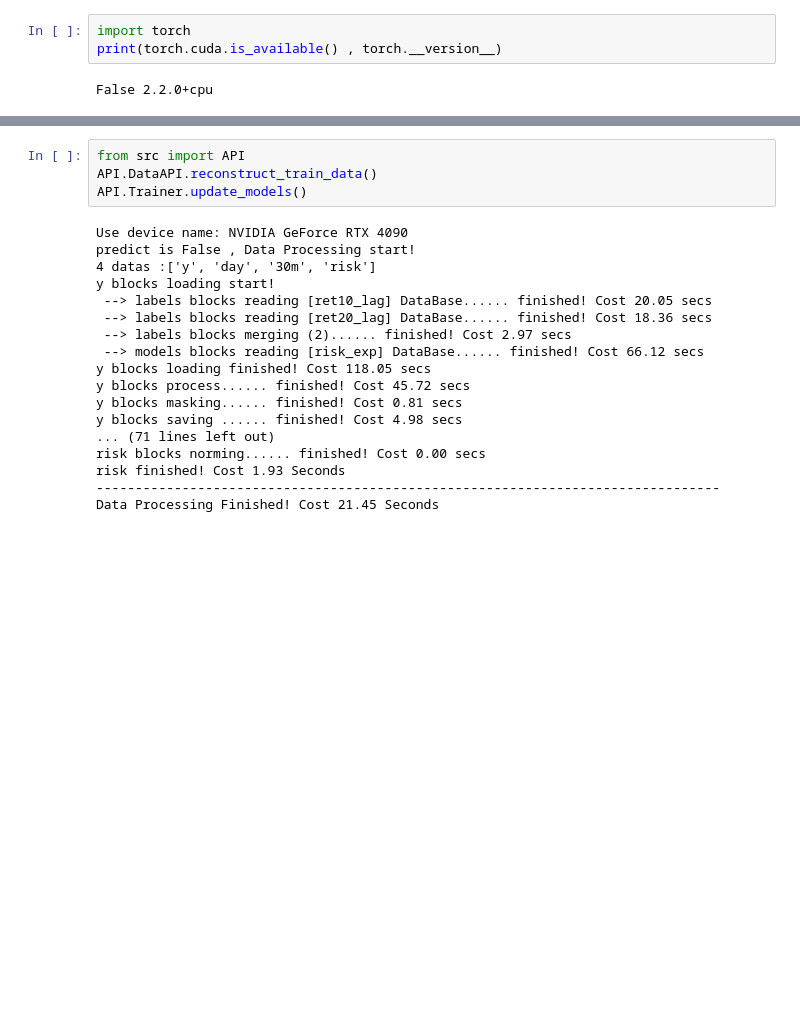
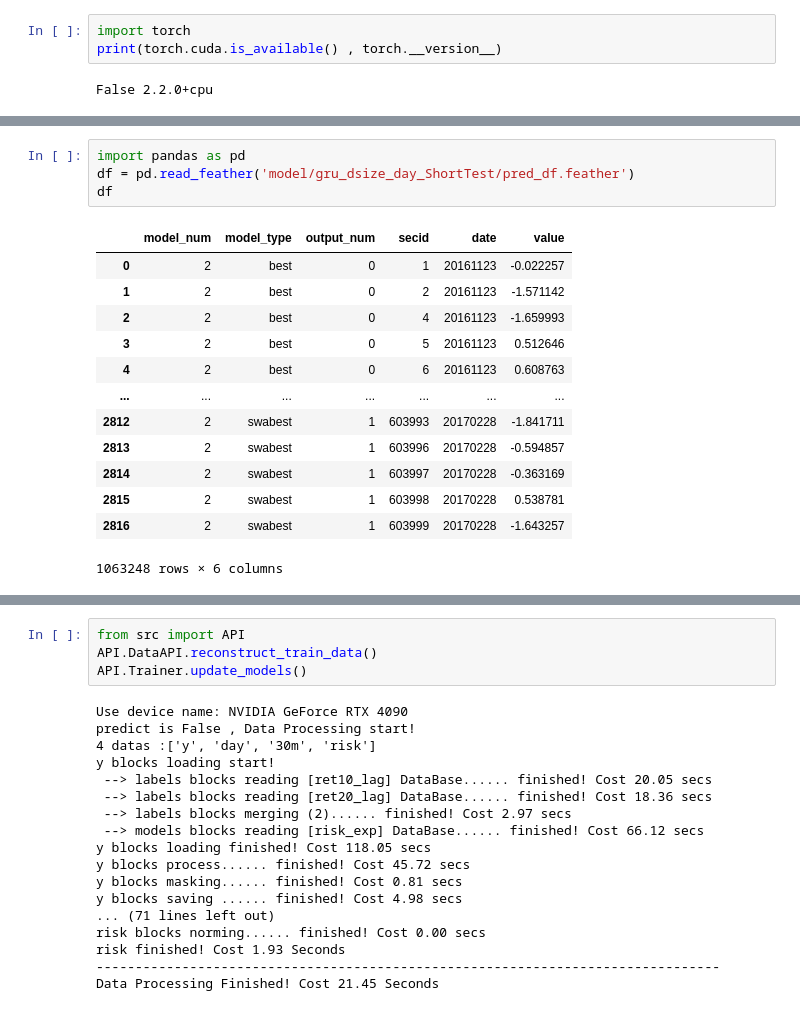
Before and after one commit to mengkjin/learndl, a Jupyter notebook: main_train.ipynb, the cells around one changed output, grey strips where cells are left out. Drawn from its saved outputs; the diff is of its cells as text; blank space fills up the shorter version.

```diff
--- a/main_train.ipynb
+++ b/main_train.ipynb
@@ -51,0 +262,18 @@ AnnIR        5.7026  5.7264  5.6878  6.4645  6.4259  6.4281  6.3051  6.3680  6.4
+# %%
+import pandas as pd
+df = pd.read_feather('model/gru_dsize_day_ShortTest/pred_df.feather')
+df
+# %% [output]
+|  | model_num | model_type | output_num | secid | date | value |
+| 0 | 2 | best | 0 | 1 | 20161123 | -0.022257 |
+| 1 | 2 | best | 0 | 2 | 20161123 | -1.571142 |
+| 2 | 2 | best | 0 | 4 | 20161123 | -1.659993 |
+| 3 | 2 | best | 0 | 5 | 20161123 | 0.512646 |
+| 4 | 2 | best | 0 | 6 | 20161123 | 0.608763 |
+| ... | ... | ... | ... | ... | ... | ... |
+| 2812 | 2 | swabest | 1 | 603993 | 20170228 | -1.841711 |
+| 2813 | 2 | swabest | 1 | 603996 | 20170228 | -0.594857 |
+| 2814 | 2 | swabest | 1 | 603997 | 20170228 | -0.363169 |
+| 2815 | 2 | swabest | 1 | 603998 | 20170228 | 0.538781 |
+| 2816 | 2 | swabest | 1 | 603999 | 20170228 | -1.643257 |
+1063248 rows × 6 columns
```
Also changed, not shown: parts of 6 cells of this notebook, 28 other files.
